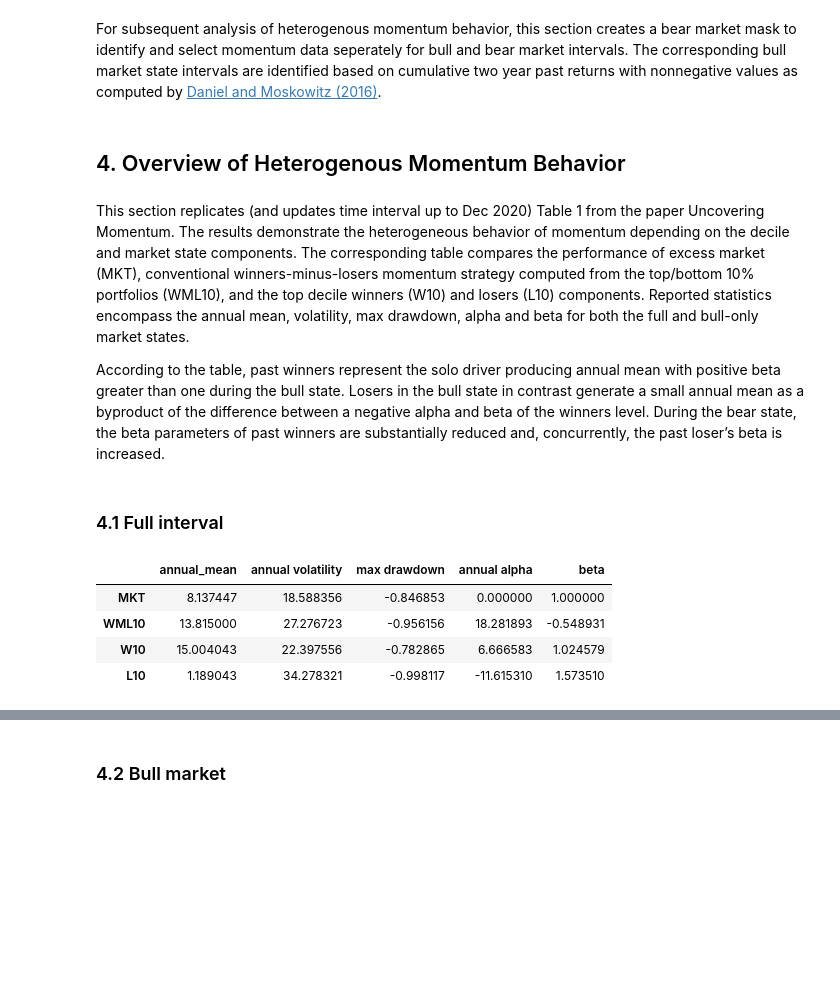
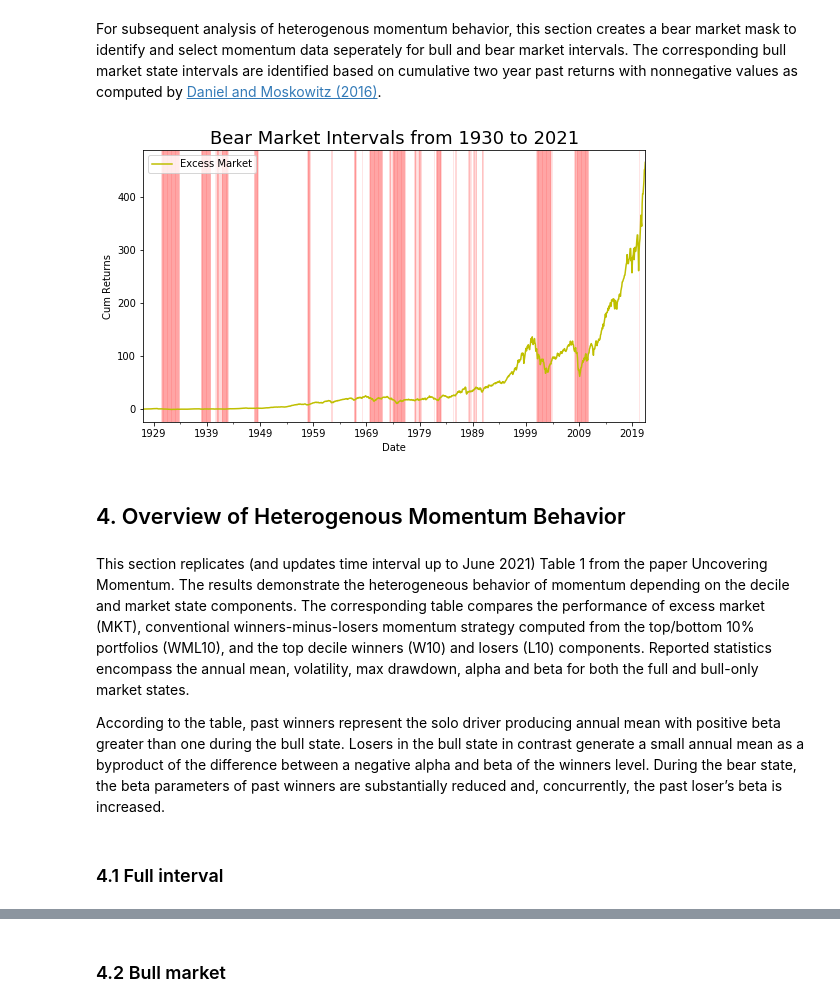
Before and after one commit to ymalitskaia/uncovering-momentum, a Jupyter notebook: UM.s1.ipynb, the cells around one changed output, grey strips where cells are left out. Cells and saved outputs as stored; diff of their text form; code cells hidden in the pictures; blank space fills up the shorter version.

Commit message:
updating notebook for section 1

```diff
--- a/UM.s1.ipynb
+++ b/UM.s1.ipynb
@@ -30,5 +40,5 @@ Defining time interval (updated from to cover data through December 2020)
 # %%
-start_date, end_date = '1927-01-01', '2020-12-31'
+start_date, end_date = '1927', '2021-06'
 # %% [markdown]
 <a id='section_1'></a>
 ## 1. Loading Data
@@ -44,0 +47,5 @@ mom_df = pd.read_csv(mom_file, index_col=0, parse_dates=True, date_parser=date_p
+# %%
+factors_dataset = 'F-F_Research_Data_Factors'
+# 0: subsection with monthly data
+factors_df = web.DataReader(factors_dataset, 'famafrench', start=start_date, end=end_date)[0]
+factors_df.info()
@@ -44,0 +63,5 @@ mom_df = pd.read_csv(mom_file, index_col=0, parse_dates=True, date_parser=date_p
+# %%
+mom_dataset = "10_Portfolios_Prior_12_2"
+# 0: subsection with monthly value-weighted data
+mom_df = web.DataReader(mom_dataset, 'famafrench', start=start_date, end=end_date)[0]
+mom_df.info()
@@ -50,3 +101,0 @@ Formatting data encompases selecting the time interval, converting percents into
-# %%
-factors_df = factors_df.loc[start_date: end_date]
-mom_df = mom_df.loc[start_date: end_date]
@@ -72,10 +130,27 @@ mkt_bear_mask = moving_cum(ex_mom_df["MKT"])  < 0
 
 ex_mom_bull_df = ex_mom_df.loc[~mkt_bear_mask]
 ex_mom_bear_df = ex_mom_df.loc[mkt_bear_mask]
+# %%
+cum_exmkt = np.cumprod(ex_mom_df['MKT']+1) - 1
+cum_exmkt.plot(figsize=(9, 5), color='y')
+
+for month in ex_mom_bear_df.index:
+    m1 = datetime.strptime(str(month), "%Y-%m")
+    m2 = m1 + relativedelta(months=1)
+    plt.axvspan(m1, m2, color="red", alpha=0.1)
+
+plt.title('Bear Market Intervals from 1930 to 2021', fontsize=18)
+plt.ylabel('Cum Returns')
+plt.legend(['Excess Market'], loc = 'upper left')
+plt.margins(x=0)
+
+plt.show()
+# %% [output]
+[figure, added]
 # %% [markdown]
 <a id='section_4'></a>
 ## 4. Overview of Heterogenous Momentum  Behavior
 # %% [markdown]
-This section replicates (and updates time interval up to Dec 2020) Table 1 from the paper Uncovering Momentum. The results demonstrate the heterogeneous behavior of momentum depending on the decile and market state components. The corresponding table compares the performance of excess market (MKT), conventional winners-minus-losers momentum strategy computed from the top/bottom 10% portfolios (WML10), and the top decile winners (W10) and losers (L10) components. Reported statistics encompass the annual mean, volatility, max drawdown, alpha and beta for both the full and bull-only market states.
+This section replicates (and updates time interval up to June 2021) Table 1 from the paper Uncovering Momentum. The results demonstrate the heterogeneous behavior of momentum depending on the decile and market state components. The corresponding table compares the performance of excess market (MKT), conventional winners-minus-losers momentum strategy computed from the top/bottom 10% portfolios (WML10), and the top decile winners (W10) and losers (L10) components. Reported statistics encompass the annual mean, volatility, max drawdown, alpha and beta for both the full and bull-only market states.
 
 According to the table, past winners represent the solo driver producing annual mean with positive beta greater than one during the bull state. Losers in the bull state in contrast generate a small annual mean as a byproduct of the difference between a negative alpha and beta of the winners level. During the bear state, the beta parameters of past winners are substantially reduced and, concurrently, the past loser’s beta is increased.
@@ -93,9 +172,0 @@ beta = ex_mom_df[mom_cols].apply(lambda x: ep.beta(x, ex_mom_df['MKT'], risk_fre
-# %%
-t1_df = pd.concat([am, av, md, alpha, beta], axis=1, keys=t1_cols)
-t1_df
-# %% [output]
-|  | annual_mean | annual volatility | max drawdown | annual alpha | beta |
-| MKT | 8.137447 | 18.588356 | -0.846853 | 0.000000 | 1.000000 |
-| WML10 | 13.815000 | 27.276723 | -0.956156 | 18.281893 | -0.548931 |
-| W10 | 15.004043 | 22.397556 | -0.782865 | 6.666583 | 1.024579 |
-| L10 | 1.189043 | 34.278321 | -0.998117 | -11.615310 | 1.573510 |
```
Also changed, not shown: parts of 33 cells of this notebook.
